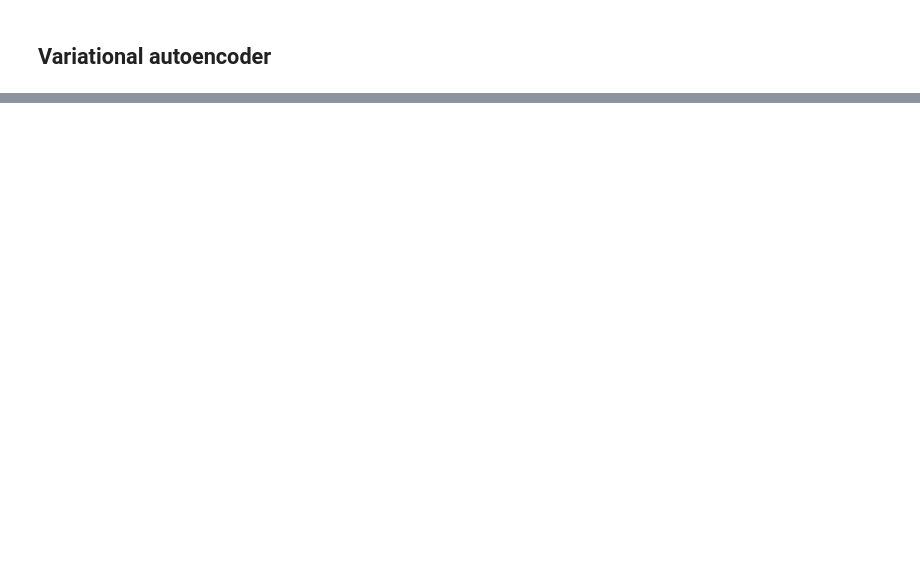
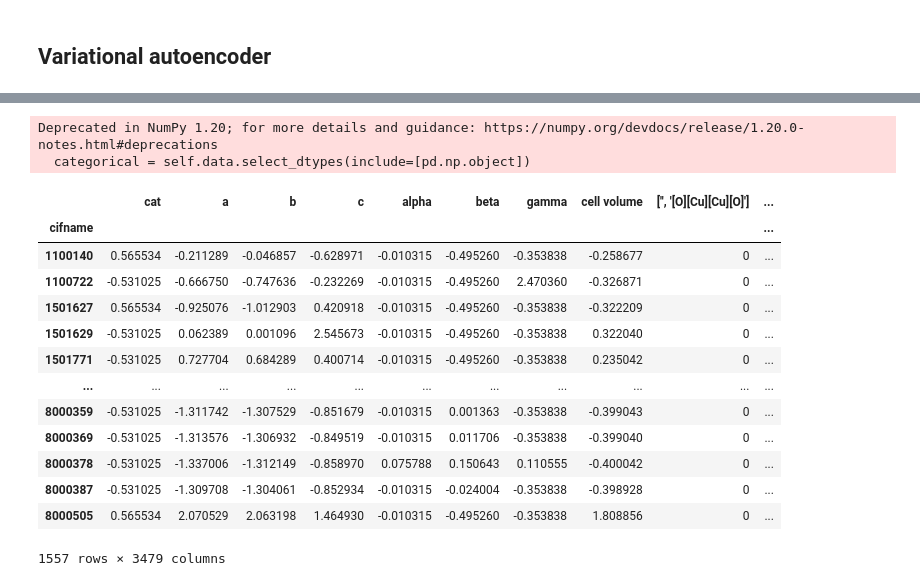
Before and after one commit to SpongeFrogy/MOF_ML, a Jupyter notebook: token_part/Neural Network (3.04) .ipynb, the cells around one changed output, grey strips where cells are left out. Saved outputs shown, nothing was run; the diff lists cells and outputs as text; code cells hidden in the pictures; blank space fills up the shorter version.

```diff
--- a/token_part/Neural Network (3.04) .ipynb
+++ b/token_part/Neural Network (3.04) .ipynb
@@ -290,0 +310,53 @@ possibilities
+# %%
+class preprocessingData():
+    """
+    Preprocessing data for neural network
+
+    Parameters: data - pandas dataframe
+                scaler - sklearn scaler
+    """
+    def __init__(self, data, scaler=None):
+        self.data = data
+        if scaler==None:
+            self.scaler = StandardScaler()
+
+    # normalization of numerical data
+    def normalization(self):
+        numerical = self.data.select_dtypes(include=[pd.np.number])
+        data_local = self.scaler.fit_transform(numerical)
+        return pd.DataFrame(data_local, columns=numerical.columns, index=numerical.index)
+
+    # inverse normalization of numerical data
+    def inverseNormalization(self, data):
+        data_local = self.scaler.inverse_transform(data)
+        return pd.DataFrame(data_local, columns=data.columns, index=data.index)
+
+    # one hot encoding of categorical data
+    def oneHotEncoding(self):
+        data_normalized = self.normalization()
+        categorical = self.data.select_dtypes(include=[pd.np.object])
+        for x in categorical.columns:
+            one_hot_data = pd.get_dummies(categorical[x])
+            data_normalized = pd.concat([data_normalized, one_hot_data], axis='columns')
+        return data_normalized
+# %%
+test_class = preprocessingData(raw_data)
+test_data = test_class.oneHotEncoding()
+test_data
+# %% [output]
+Deprecated in NumPy 1.20; for more details and guidance: https://numpy.org/devdocs/release/1.20.0-notes.html#deprecations
+  categorical = self.data.select_dtypes(include=[pd.np.object])
+|  | cat | a | b | c | alpha | beta | gamma | cell volume | ['', '[O][Cu][Cu][O]'] | ... |
+| cifname |  |  |  |  |  |  |  |  |  | ... |
+| 1100140 | 0.565534 | -0.211289 | -0.046857 | -0.628971 | -0.010315 | -0.495260 | -0.353838 | -0.258677 | 0 | ... |
+| 1100722 | -0.531025 | -0.666750 | -0.747636 | -0.232269 | -0.010315 | -0.495260 | 2.470360 | -0.326871 | 0 | ... |
+| 1501627 | 0.565534 | -0.925076 | -1.012903 | 0.420918 | -0.010315 | -0.495260 | -0.353838 | -0.322209 | 0 | ... |
+| 1501629 | -0.531025 | 0.062389 | 0.001096 | 2.545673 | -0.010315 | -0.495260 | -0.353838 | 0.322040 | 0 | ... |
+| 1501771 | -0.531025 | 0.727704 | 0.684289 | 0.400714 | -0.010315 | -0.495260 | -0.353838 | 0.235042 | 0 | ... |
+| ... | ... | ... | ... | ... | ... | ... | ... | ... | ... | ... |
+| 8000359 | -0.531025 | -1.311742 | -1.307529 | -0.851679 | -0.010315 | 0.001363 | -0.353838 | -0.399043 | 0 | ... |
+| 8000369 | -0.531025 | -1.313576 | -1.306932 | -0.849519 | -0.010315 | 0.011706 | -0.353838 | -0.399040 | 0 | ... |
+| 8000378 | -0.531025 | -1.337006 | -1.312149 | -0.858970 | 0.075788 | 0.150643 | 0.110555 | -0.400042 | 0 | ... |
+| 8000387 | -0.531025 | -1.309708 | -1.304061 | -0.852934 | -0.010315 | -0.024004 | -0.353838 | -0.398928 | 0 | ... |
+| 8000505 | 0.565534 | 2.070529 | 2.063198 | 1.464930 | -0.010315 | -0.495260 | -0.353838 | 1.808856 | 0 | ... |
+1557 rows × 3479 columns
```
Also changed, not shown: parts of 27 cells of this notebook.
